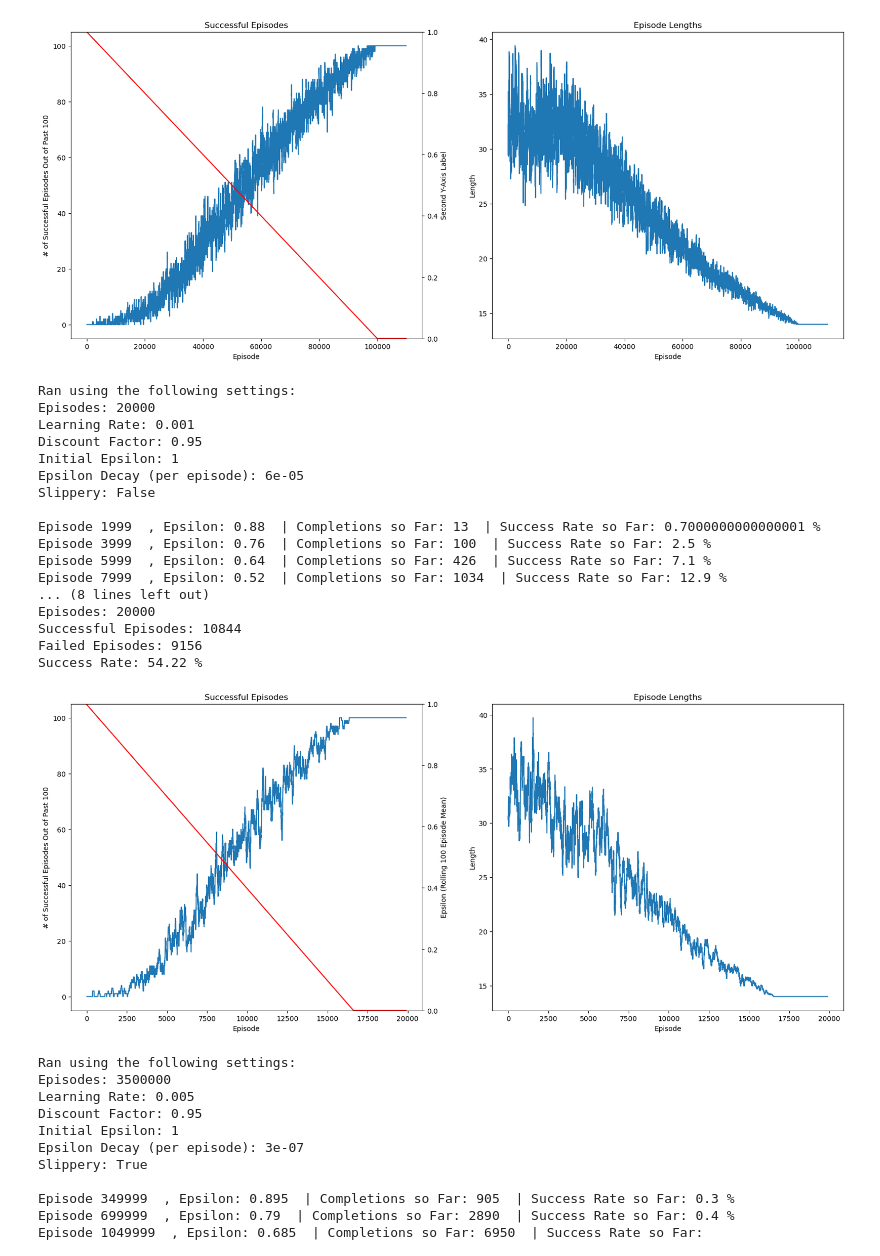
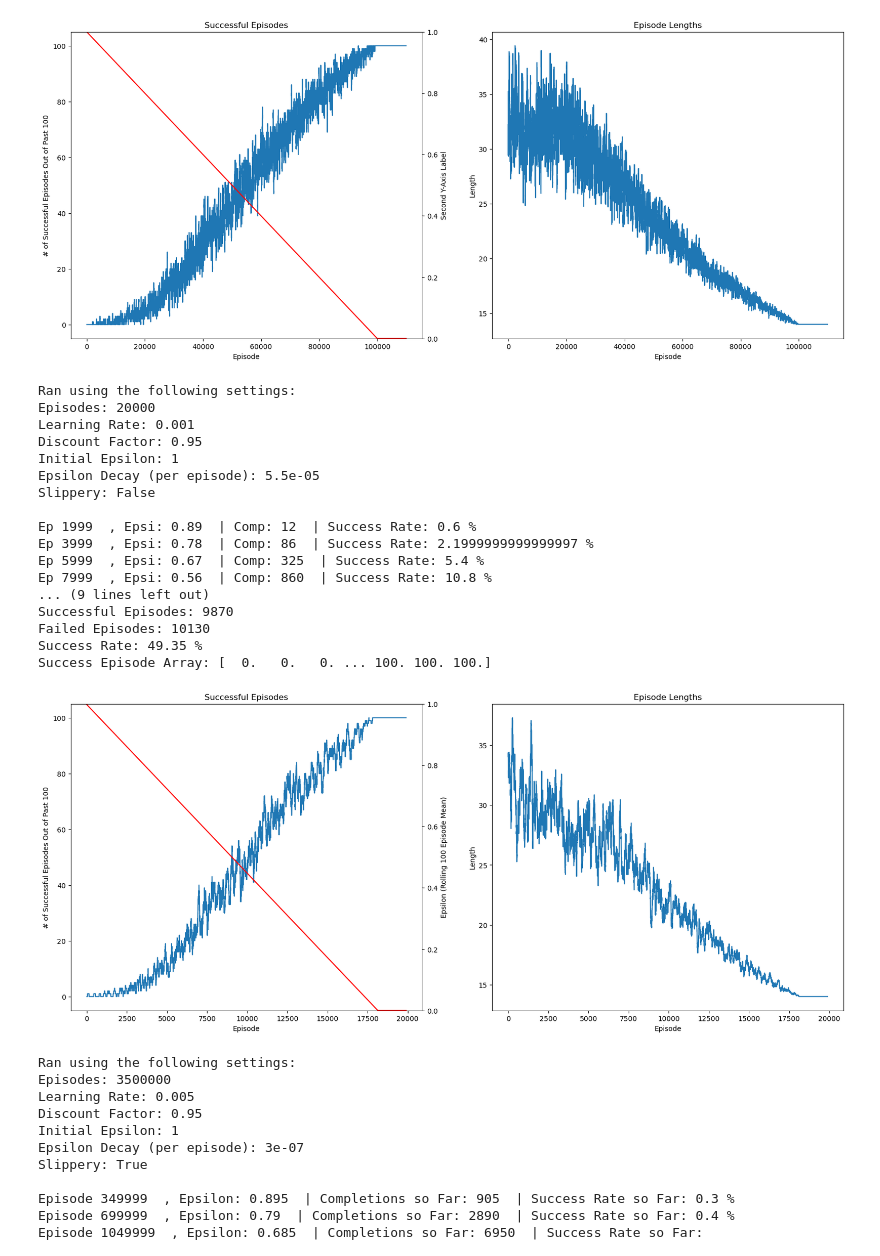
Before and after one commit to adadamc/ML2_RL_Exam, a Jupyter notebook: RL_FrozenLake.ipynb, the cells around one changed output. Cells and saved outputs as stored; diff of their text form; code cells hidden in the pictures.

```diff
--- a/RL_FrozenLake.ipynb
+++ b/RL_FrozenLake.ipynb
@@ -141,26 +141,26 @@ Success Rate: 49.559 %
 # %%
 # Slippery = False
 # Lower Episode Count
-run_episodes(20000, epsilon_change=0.00006, slippery=False, learning_rate=0.001)
+run_episodes(20000, epsilon_change=0.000055, slippery=False, learning_rate=0.001)
 # %% [output]
 Ran using the following settings:
 Episodes: 20000
 Learning Rate: 0.001
 Discount Factor: 0.95
 Initial Epsilon: 1
-Epsilon Decay (per episode): 6e-05
+Epsilon Decay (per episode): 5.5e-05
 Slippery: False
 
-Episode 1999  , Epsilon: 0.88  | Completions so Far: 13  | Success Rate so Far: 0.7000000000000001 %
-Episode 3999  , Epsilon: 0.76  | Completions so Far: 100  | Success Rate so Far: 2.5 %
-Episode 5999  , Epsilon: 0.64  | Completions so Far: 426  | Success Rate so Far: 7.1 %
-Episode 7999  , Epsilon: 0.52  | Completions so Far: 1034  | Success Rate so Far: 12.9 %
-... (8 lines left out)
-Episodes: 20000
-Successful Episodes: 10844
-Failed Episodes: 9156
-Success Rate: 54.22 %
+Ep 1999  , Epsi: 0.89  | Comp: 12  | Success Rate: 0.6 %
+Ep 3999  , Epsi: 0.78  | Comp: 86  | Success Rate: 2.1999999999999997 %
+Ep 5999  , Epsi: 0.67  | Comp: 325  | Success Rate: 5.4 %
+Ep 7999  , Epsi: 0.56  | Comp: 860  | Success Rate: 10.8 %
+... (9 lines left out)
+Successful Episodes: 9870
+Failed Episodes: 10130
+Success Rate: 49.35 %
+Success Episode Array: [  0.   0.   0. ... 100. 100. 100.]
-[figure, old version]
+[figure, new version]
 # %%
 # Slippery = True
 run_episodes(3500000, epsilon_change=0.0000003, slippery=True, learning_rate=0.005)
```
Also changed, not shown: parts of 2 cells of this notebook, 1 other file.
